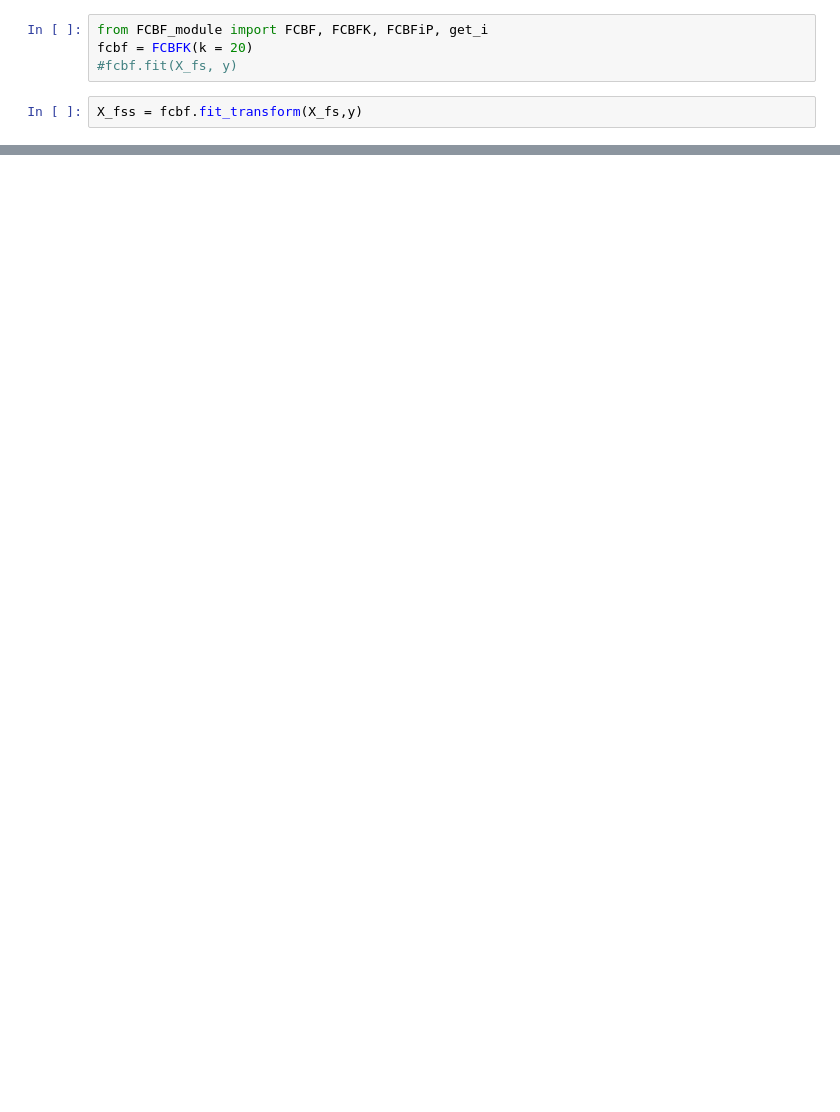
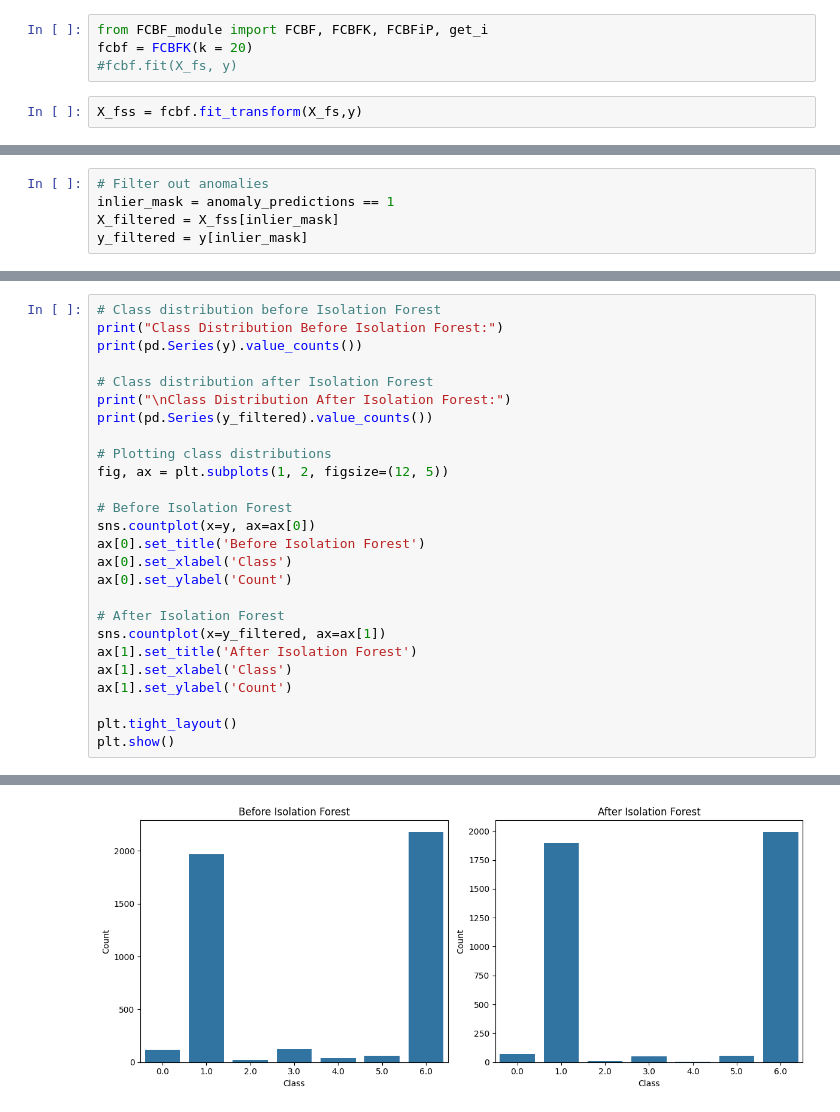
Before and after one commit to TheTallProgrammer/4371-Project-Structure-For-Jupyter-Notebook, a Jupyter notebook: MTH_IDS_IoTJ-comparison.ipynb, the cells around one changed output, grey strips where cells are left out. Cells and saved outputs as stored; diff of their text form; blank space fills up the shorter version.

```diff
--- a/MTH_IDS_IoTJ-comparison.ipynb
+++ b/MTH_IDS_IoTJ-comparison.ipynb
@@ -730 +712,6 @@ X_kpca = kpca.transform(X_fss)
+# %%
+# Filter out anomalies
+inlier_mask = anomaly_predictions == 1
+X_filtered = X_fss[inlier_mask]
+y_filtered = y[inlier_mask]
 # %% [markdown]
@@ -1081,0 +779,27 @@ Thank you for your interest and more details are in the paper.
+# %%
+# Class distribution before Isolation Forest
+print("Class Distribution Before Isolation Forest:")
+print(pd.Series(y).value_counts())
+
+# Class distribution after Isolation Forest
+print("\nClass Distribution After Isolation Forest:")
+print(pd.Series(y_filtered).value_counts())
+
+# Plotting class distributions
+fig, ax = plt.subplots(1, 2, figsize=(12, 5))
+
+# Before Isolation Forest
+sns.countplot(x=y, ax=ax[0])
+ax[0].set_title('Before Isolation Forest')
+ax[0].set_xlabel('Class')
+ax[0].set_ylabel('Count')
+
+# After Isolation Forest
+sns.countplot(x=y_filtered, ax=ax[1])
+ax[1].set_title('After Isolation Forest')
+ax[1].set_xlabel('Class')
+ax[1].set_ylabel('Count')
+
+plt.tight_layout()
+plt.show()
+# %% [output]
@@ -1081,0 +825 @@ Thank you for your interest and more details are in the paper.
+[figure, added]
```
Also changed, not shown: parts of 154 cells of this notebook, 2 other files.
